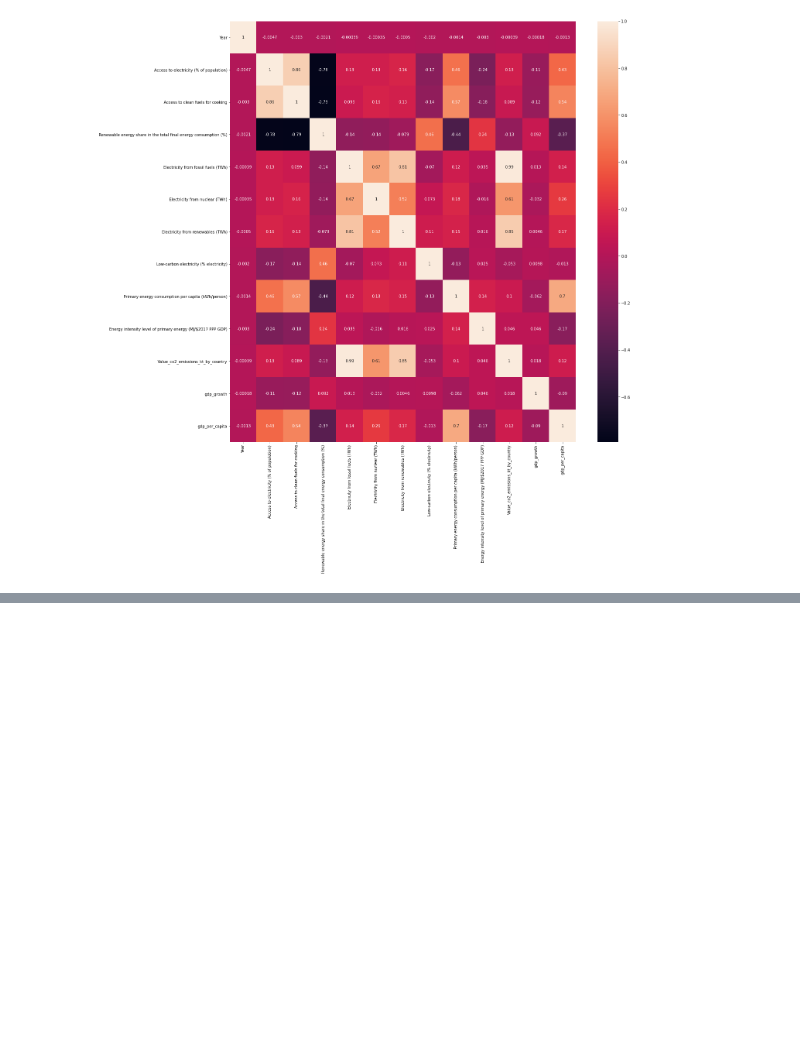
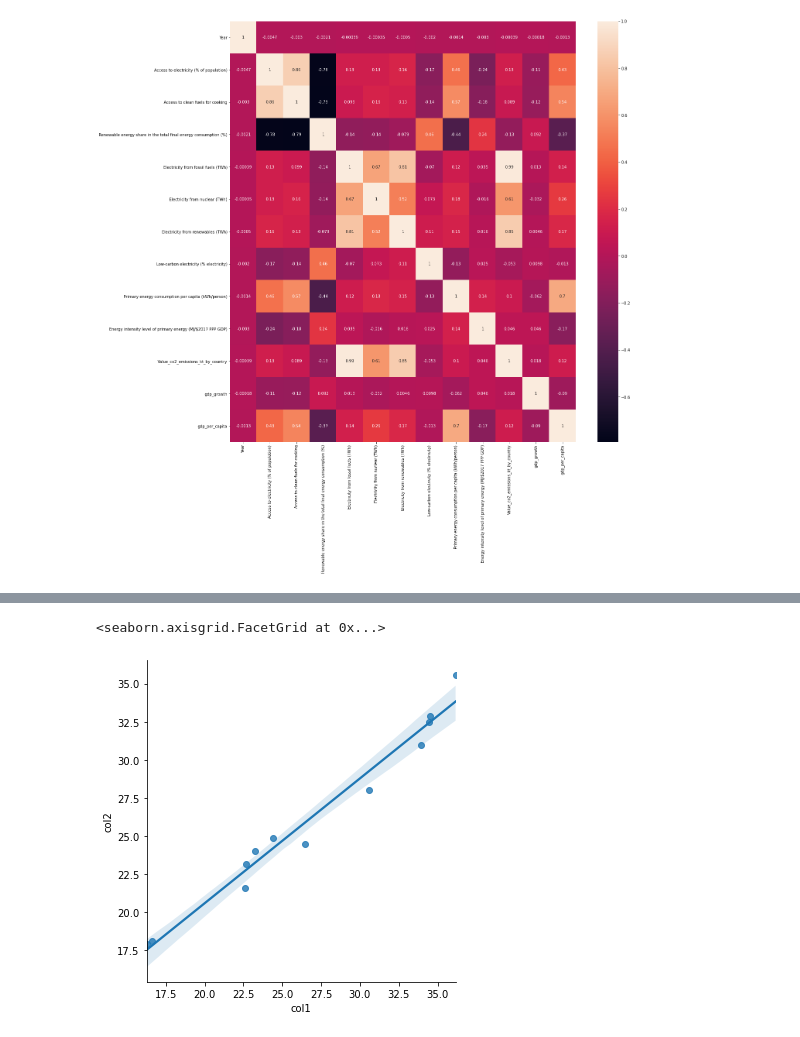
Before and after one commit to gauravjoshijo/CO2_Emission_Contribution_Model, a Jupyter notebook: Test_5.ipynb, the cells around one changed output, grey strips where cells are left out. Saved outputs shown, nothing was run; the diff lists cells and outputs as text; code cells hidden in the pictures; blank space fills up the shorter version.

Commit message:
Model performance improved: Test_5 Updated

```diff
--- a/Test_5.ipynb
+++ b/Test_5.ipynb
@@ -47,6 +64,6 @@ df_t= df[df['Year']==2019].drop(['Entity','Year'],axis=1)
 # %%
-X= df_t.drop('Value_co2_emissions_kt_by_country',axis= 1)
-y= df_t['Value_co2_emissions_kt_by_country']
+X= df_a.drop('Value_co2_emissions_kt_by_country',axis= 1)
+y= df_a['Value_co2_emissions_kt_by_country']
 # %%
 X_train, X_test, y_train, y_test = train_test_split(X, y, test_size=0.30, random_state=42)
 # %%
@@ -73,0 +91,7 @@ df_t= df.drop(['Entity','Year'],axis=1)
+# %%
+check= pd.DataFrame(data= {'col1':y_test,'col2':predictions})
+# %%
+sns.lmplot(x='col1',y='col2',data=check)
+# %% [output]
+<seaborn.axisgrid.FacetGrid at 0x...>
+[figure, added]
```
Also changed, not shown: parts of 39 cells of this notebook.
